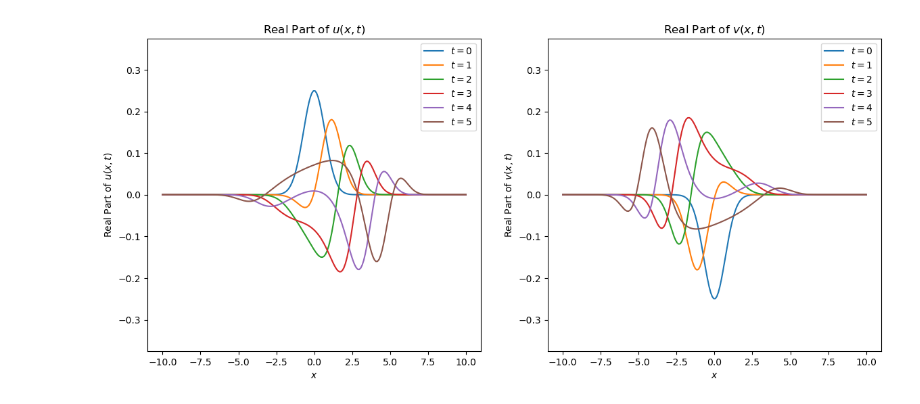
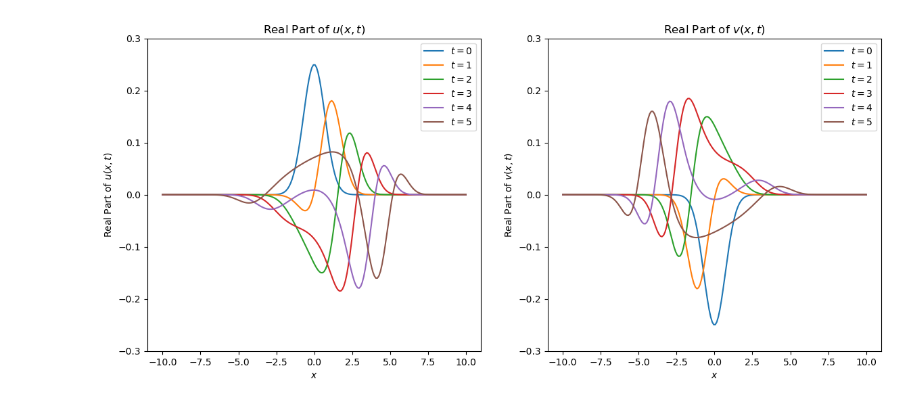
Before and after one commit to brenttsss/mathematical-physics, a Jupyter notebook: Task 2/question_1.ipynb, the cells around one changed output. Drawn from its saved outputs; the diff is of its cells as text; code cells hidden in the pictures.

Commit message:
Update plot limits and execution metadata
Changed y-axis limits from -A/2 to -A/5 for better visualization. Updated metadata structure to indicate cell execution state.

```diff
--- a/Task 2/question_1.ipynb
+++ b/Task 2/question_1.ipynb
@@ -67,31 +67,31 @@ x_values, t_values = np.meshgrid(x_values, t_values)
 # %%
 # Import additional library
 import matplotlib.pyplot as plt
 from mpl_toolkits.axes_grid1 import make_axes_locatable
 
 # Create a figure with two subplots side by side
 fig, (ax1, ax2) = plt.subplots(1, 2, figsize=(14, 6))
 
 # Plot the Real Part of u(x,t)
 for i, t in enumerate(np.unique(t_values)):
     ax1.plot(x_values[i], u_values[i].real, label=f'$t={t}$')
 
 ax1.set_title('Real Part of $u(x,t)$')
 ax1.set_xlabel(r'$x$')
 ax1.set_ylabel(r'Real Part of $u(x,t)$')
-ax1.set_ylim(-A/2-A, +A/2+A)
+ax1.set_ylim(-A/5-A, +A/5+A)
 ax1.legend()
 
 # Plot the Real Part of v(x,t)
 for i, t in enumerate(np.unique(t_values)):
     ax2.plot(x_values[i], v_values[i].real, label=f'$t={t}$')
 
 ax2.set_title('Real Part of $v(x,t)$')
 ax2.set_xlabel(r'$x$')
 ax2.set_ylabel(r'Real Part of $v(x,t)$')
-ax2.set_ylim(-A/2-A, +A/2+A)
+ax2.set_ylim(-A/5-A, +A/5+A)
 ax2.legend()
 
 plt.show()
 # %% [output]
-[figure, old version]
+[figure, new version]
```
